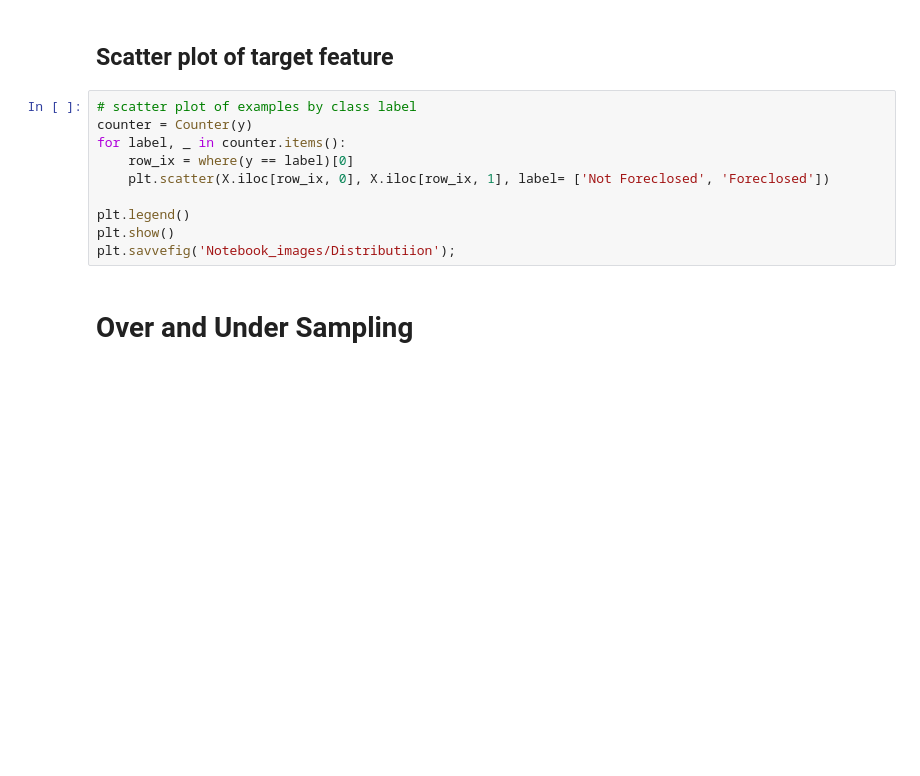
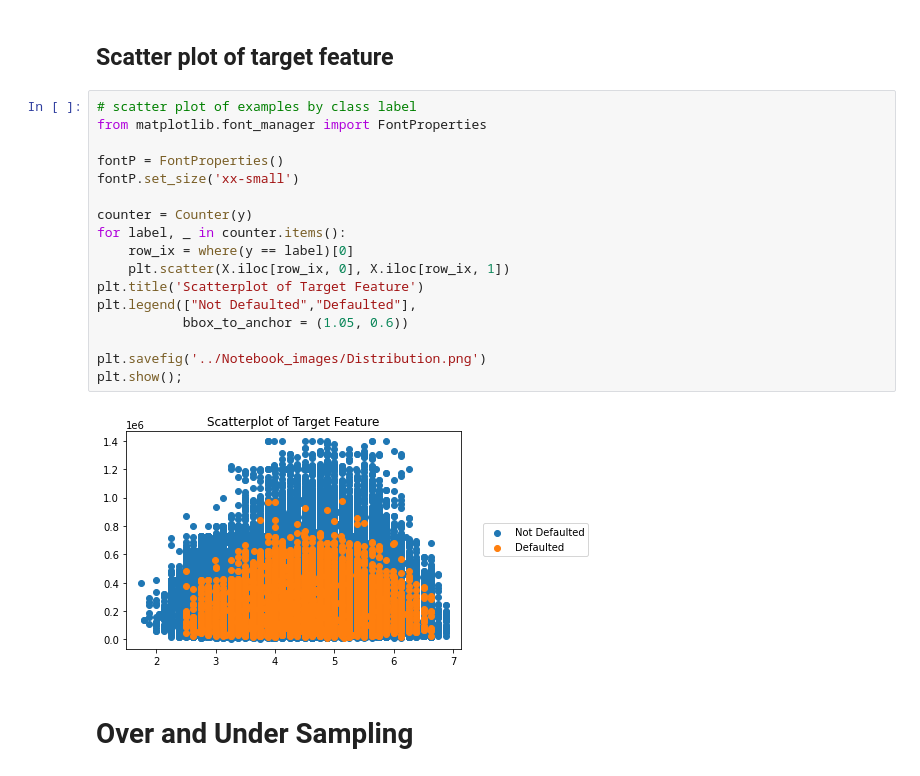
Before and after one commit to RaulCPena/classification_analysis, a Jupyter notebook: Jupyter_Notebooks/Modeling.ipynb, the cells around one changed output. Drawn from its saved outputs; the diff is of its cells as text; blank space fills up the shorter version.

```diff
--- a/Jupyter_Notebooks/Modeling.ipynb
+++ b/Jupyter_Notebooks/Modeling.ipynb
@@ -175,14 +175,23 @@ One: 22816
 ## Scatter plot of target feature
 # %%
 # scatter plot of examples by class label
+from matplotlib.font_manager import FontProperties
+
+fontP = FontProperties()
+fontP.set_size('xx-small')
+
 counter = Counter(y)
 for label, _ in counter.items():
     row_ix = where(y == label)[0]
-    plt.scatter(X.iloc[row_ix, 0], X.iloc[row_ix, 1], label= ['Not Foreclosed', 'Foreclosed'])
+    plt.scatter(X.iloc[row_ix, 0], X.iloc[row_ix, 1])
+plt.title('Scatterplot of Target Feature')
+plt.legend(["Not Defaulted","Defaulted"],
+           bbox_to_anchor = (1.05, 0.6))
 
-plt.legend()
-plt.show()
-plt.savvefig('Notebook_images/Distributiion');
+plt.savefig('../Notebook_images/Distribution.png')
+plt.show();
+# %% [output]
+[figure, added]
 # %% [markdown]
 # Over and Under Sampling
 # %%
```
Also changed, not shown: parts of 22 cells of this notebook, 18 other files.
